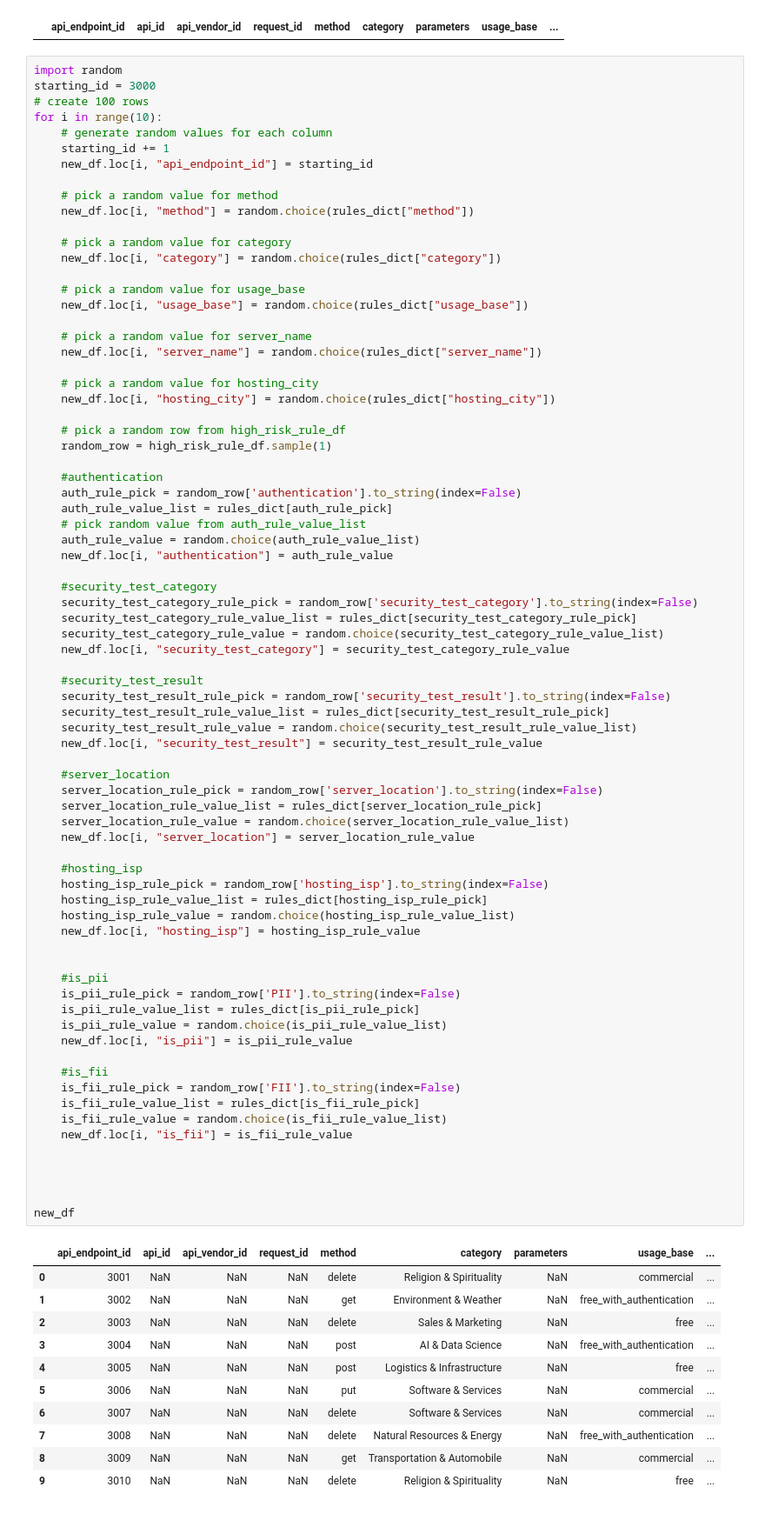
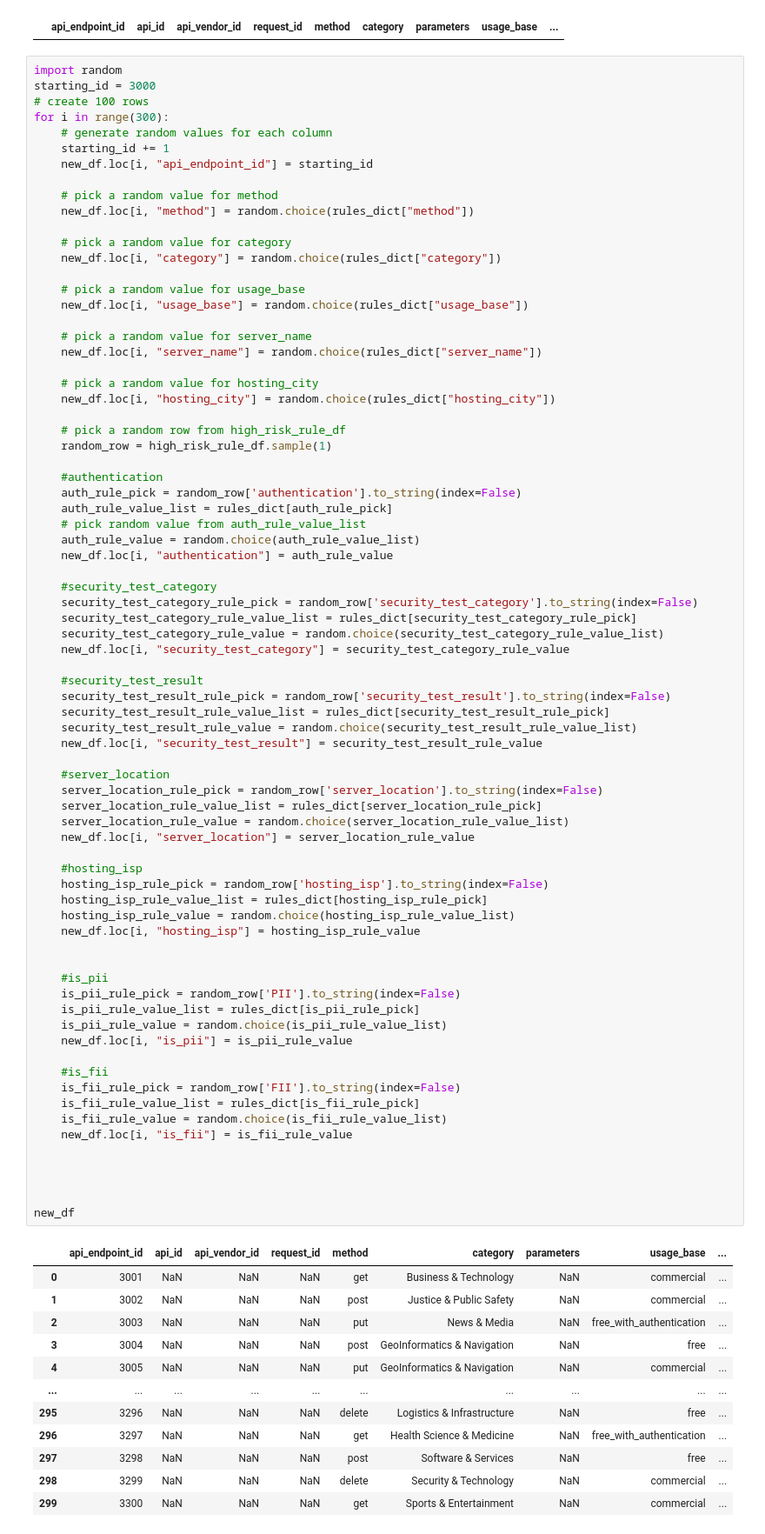
Before and after one commit to teejlab/API-Risk-Assessment-Framework, a Jupyter notebook: eda/eda_high_risk.ipynb, the cells around one changed output. Shown at 87% size. Saved outputs shown, nothing was run; the diff lists cells and outputs as text.

```diff
--- a/eda/eda_high_risk.ipynb
+++ b/eda/eda_high_risk.ipynb
@@ -157,7 +157,7 @@ new_df
 import random
 starting_id = 3000
 # create 100 rows
-for i in range(10):
+for i in range(300):
     # generate random values for each column
     starting_id += 1
     new_df.loc[i, "api_endpoint_id"] = starting_id
@@ -203,40 +203,41 @@ for i in range(10):
     server_location_rule_pick = random_row['server_location'].to_string(index=False)
     server_location_rule_value_list = rules_dict[server_location_rule_pick]
     server_location_rule_value = random.choice(server_location_rule_value_list)
     new_df.loc[i, "server_location"] = server_location_rule_value
 
     #hosting_isp
     hosting_isp_rule_pick = random_row['hosting_isp'].to_string(index=False)
     hosting_isp_rule_value_list = rules_dict[hosting_isp_rule_pick]
     hosting_isp_rule_value = random.choice(hosting_isp_rule_value_list)
     new_df.loc[i, "hosting_isp"] = hosting_isp_rule_value
 
 
     #is_pii
     is_pii_rule_pick = random_row['PII'].to_string(index=False)
     is_pii_rule_value_list = rules_dict[is_pii_rule_pick]
     is_pii_rule_value = random.choice(is_pii_rule_value_list)
     new_df.loc[i, "is_pii"] = is_pii_rule_value
 
     #is_fii
     is_fii_rule_pick = random_row['FII'].to_string(index=False)
     is_fii_rule_value_list = rules_dict[is_fii_rule_pick]
     is_fii_rule_value = random.choice(is_fii_rule_value_list)
     new_df.loc[i, "is_fii"] = is_fii_rule_value
 
 
 
 
 new_df
 # %% [output]
 |  | api_endpoint_id | api_id | api_vendor_id | request_id | method | category | parameters | usage_base | ... |
-| 0 | 3001 | NaN | NaN | NaN | delete | Religion & Spirituality | NaN | commercial | ... |
-| 1 | 3002 | NaN | NaN | NaN | get | Environment & Weather | NaN | free_with_authentication | ... |
-| 2 | 3003 | NaN | NaN | NaN | delete | Sales & Marketing | NaN | free | ... |
-| 3 | 3004 | NaN | NaN | NaN | post | AI & Data Science | NaN | free_with_authentication | ... |
-| 4 | 3005 | NaN | NaN | NaN | post | Logistics & Infrastructure | NaN | free | ... |
-| 5 | 3006 | NaN | NaN | NaN | put | Software & Services | NaN | commercial | ... |
-| 6 | 3007 | NaN | NaN | NaN | delete | Software & Services | NaN | commercial | ... |
-| 7 | 3008 | NaN | NaN | NaN | delete | Natural Resources & Energy | NaN | free_with_authentication | ... |
-| 8 | 3009 | NaN | NaN | NaN | get | Transportation & Automobile | NaN | commercial | ... |
-| 9 | 3010 | NaN | NaN | NaN | delete | Religion & Spirituality | NaN | free | ... |
+| 0 | 3001 | NaN | NaN | NaN | get | Business & Technology | NaN | commercial | ... |
+| 1 | 3002 | NaN | NaN | NaN | post | Justice & Public Safety | NaN | commercial | ... |
+| 2 | 3003 | NaN | NaN | NaN | put | News & Media | NaN | free_with_authentication | ... |
+| 3 | 3004 | NaN | NaN | NaN | post | GeoInformatics & Navigation | NaN | free | ... |
+| 4 | 3005 | NaN | NaN | NaN | put | GeoInformatics & Navigation | NaN | commercial | ... |
+| ... | ... | ... | ... | ... | ... | ... | ... | ... | ... |
+| 295 | 3296 | NaN | NaN | NaN | delete | Logistics & Infrastructure | NaN | free | ... |
+| 296 | 3297 | NaN | NaN | NaN | get | Health Science & Medicine | NaN | free_with_authentication | ... |
+| 297 | 3298 | NaN | NaN | NaN | post | Software & Services | NaN | free | ... |
+| 298 | 3299 | NaN | NaN | NaN | delete | Security & Technology | NaN | commercial | ... |
+| 299 | 3300 | NaN | NaN | NaN | get | Sports & Entertainment | NaN | commercial | ... |
```
Also changed, not shown: parts of 3 cells of this notebook.
